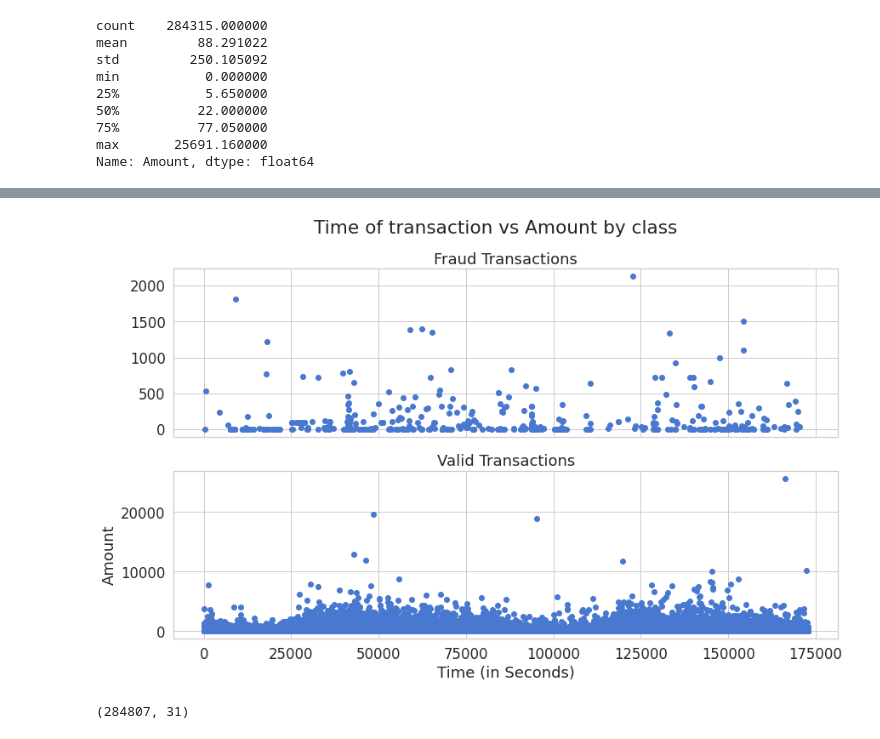
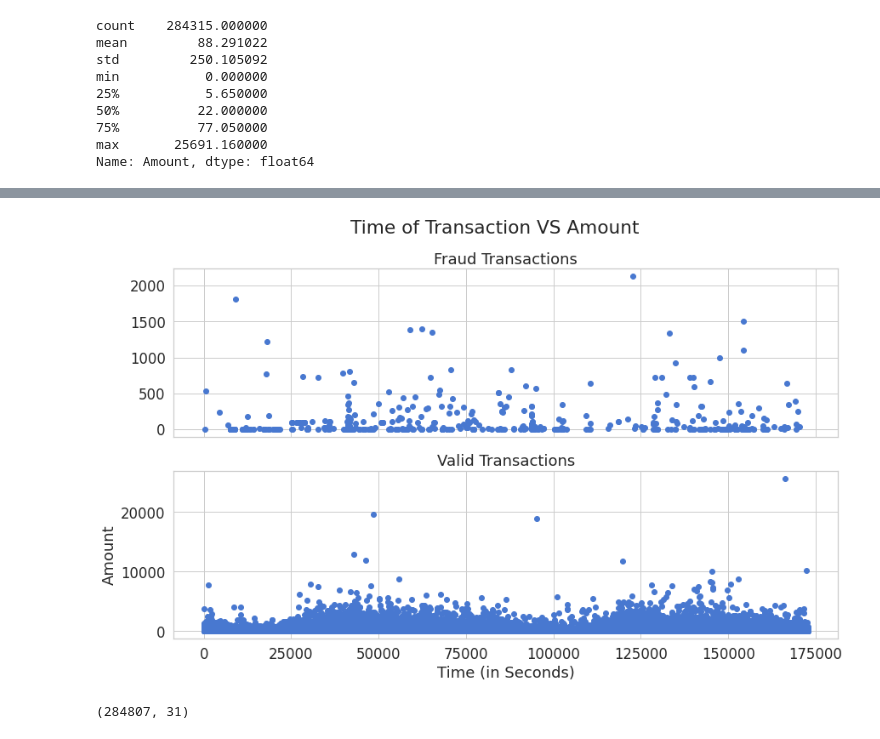
Before and after one commit to SyedHuzaifa007/PIAIC-Deep-Learning-Assignment, a Jupyter notebook: Credit_Card_Fraud_Detection_assignment.ipynb, the cells around one changed output, grey strips where cells are left out. Cells and saved outputs as stored; diff of their text form; code cells hidden in the pictures.

```diff
--- a/Credit_Card_Fraud_Detection_assignment.ipynb
+++ b/Credit_Card_Fraud_Detection_assignment.ipynb
@@ -140,8 +149,8 @@ plt.ylabel("Frequency");
 [figure]
 # %%
 # Renaming The Columns
-Frauds = df[df.Class == 1]
-Valid = df[df.Class == 0]
+Frauds = df[df.Fraud == 1]
+Valid = df[df.Fraud == 0]
 # %%
 print(Frauds.shape)
 print(Valid.shape)
@@ -199,19 +208,19 @@ plt.show();
 # %%
 # Time of transaction vs Amount by class
 f, (ax1, ax2) = plt.subplots(2, 1, sharex=True)
-f.suptitle('Time of transaction vs Amount by class')
+f.suptitle('Time of Transaction VS Amount')
 
 ax1.scatter(Frauds.Time, Frauds.Amount)
 ax1.set_title('Fraud Transactions')
 
 ax2.scatter(Valid.Time,Valid.Amount)
 ax2.set_title('Valid Transactions')
 
 plt.xlabel('Time (in Seconds)')
 plt.ylabel('Amount')
 plt.show()
 # %% [output]
-[figure, old version]
+[figure, new version]
 # %%
 # Splitting The Dataset Into Testing And Training Dataset
 df.shape
```
Also changed, not shown: parts of 10 cells of this notebook.
